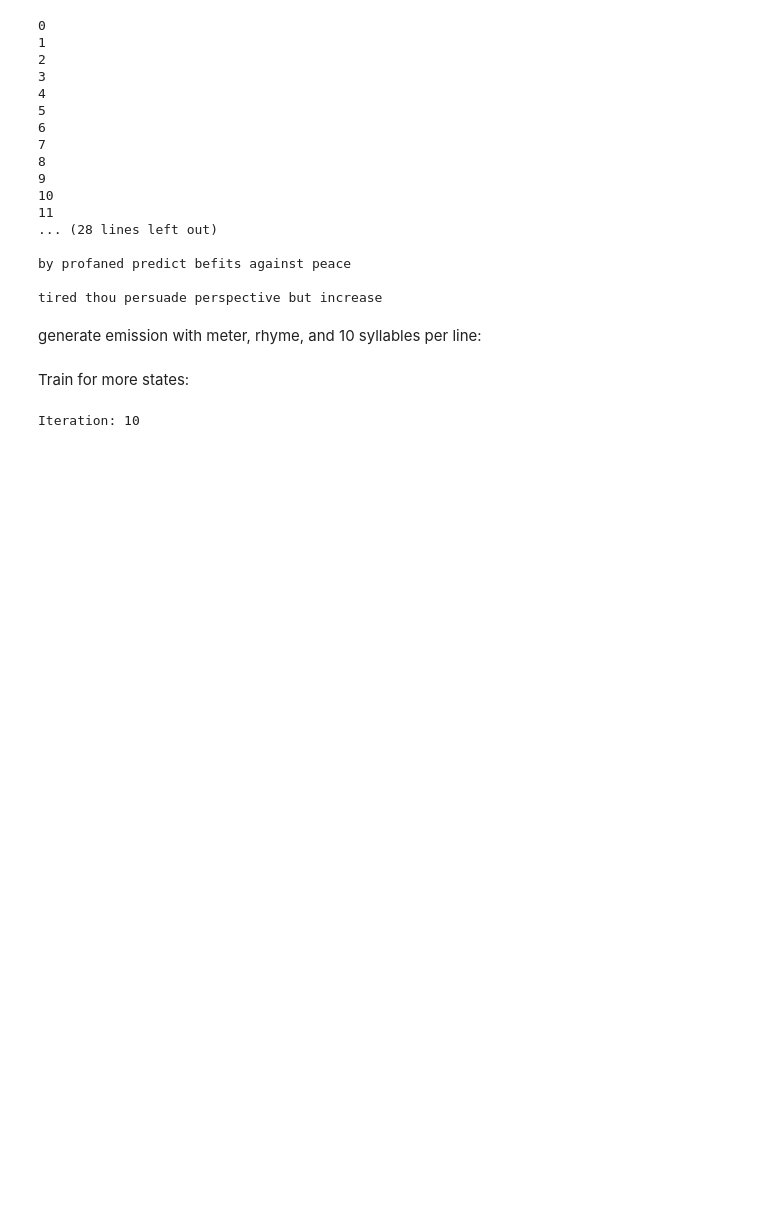
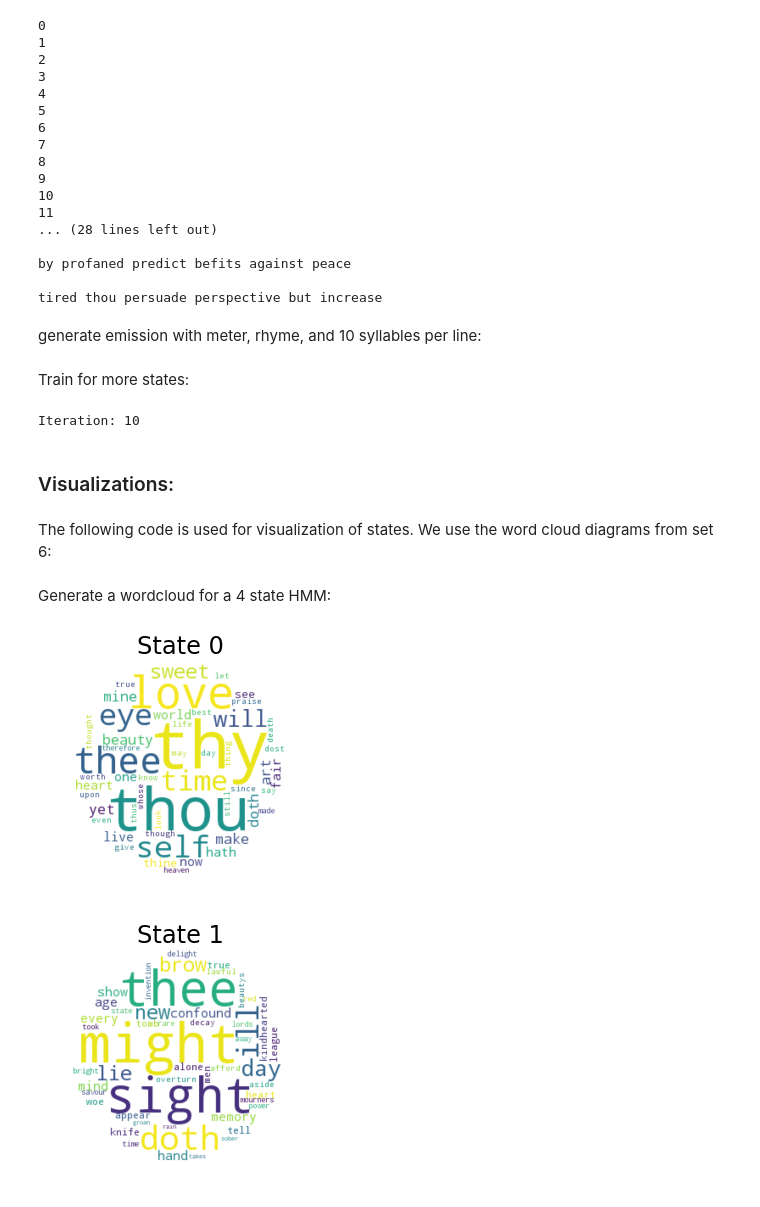
Before and after one commit to reislerjul/ShakespeareSonnetGeneration, a Jupyter notebook: HMM.ipynb, the cells around one changed output. Drawn from its saved outputs; the diff is of its cells as text; code cells hidden in the pictures; blank space fills up the shorter version.

Commit message:
added visualization code

```diff
--- a/HMM.ipynb
+++ b/HMM.ipynb
@@ -1277,3 +1282,7 @@ Iteration: 10
 # %%
 pickle.dump( [line_hmms_reverse_high, poem_hmms_reverse_high, \
               stanza_hmms_reverse_high], open( "NaiveHMMsReverseHigh.p", "wb" ) )
+# %% [markdown]
+### Visualizations:
+# %% [markdown]
+The following code is used for visualization of states. We use the word cloud diagrams from set 6:
@@ -1279,0 +1349,7 @@ pickle.dump( [line_hmms_reverse_high, poem_hmms_reverse_high, \
+# %% [markdown]
+Generate a wordcloud for a 4 state HMM:
+# %%
+wordclouds = states_to_wordclouds(naive_HMMs_reverse[0][1], obs_map)
+# %% [output]
+[figure, added]
+[figure, added]
```
Also changed, not shown: parts of 5 cells of this notebook.
